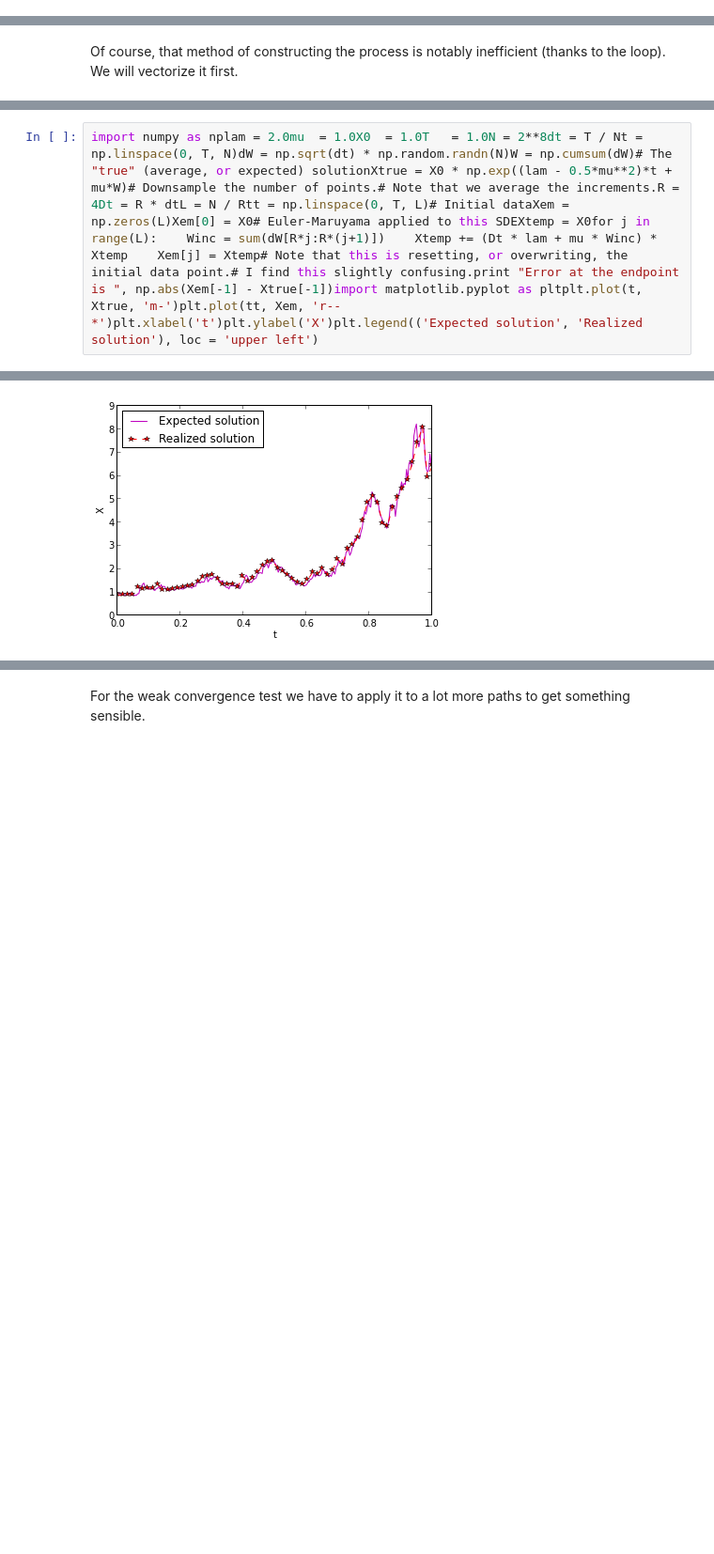
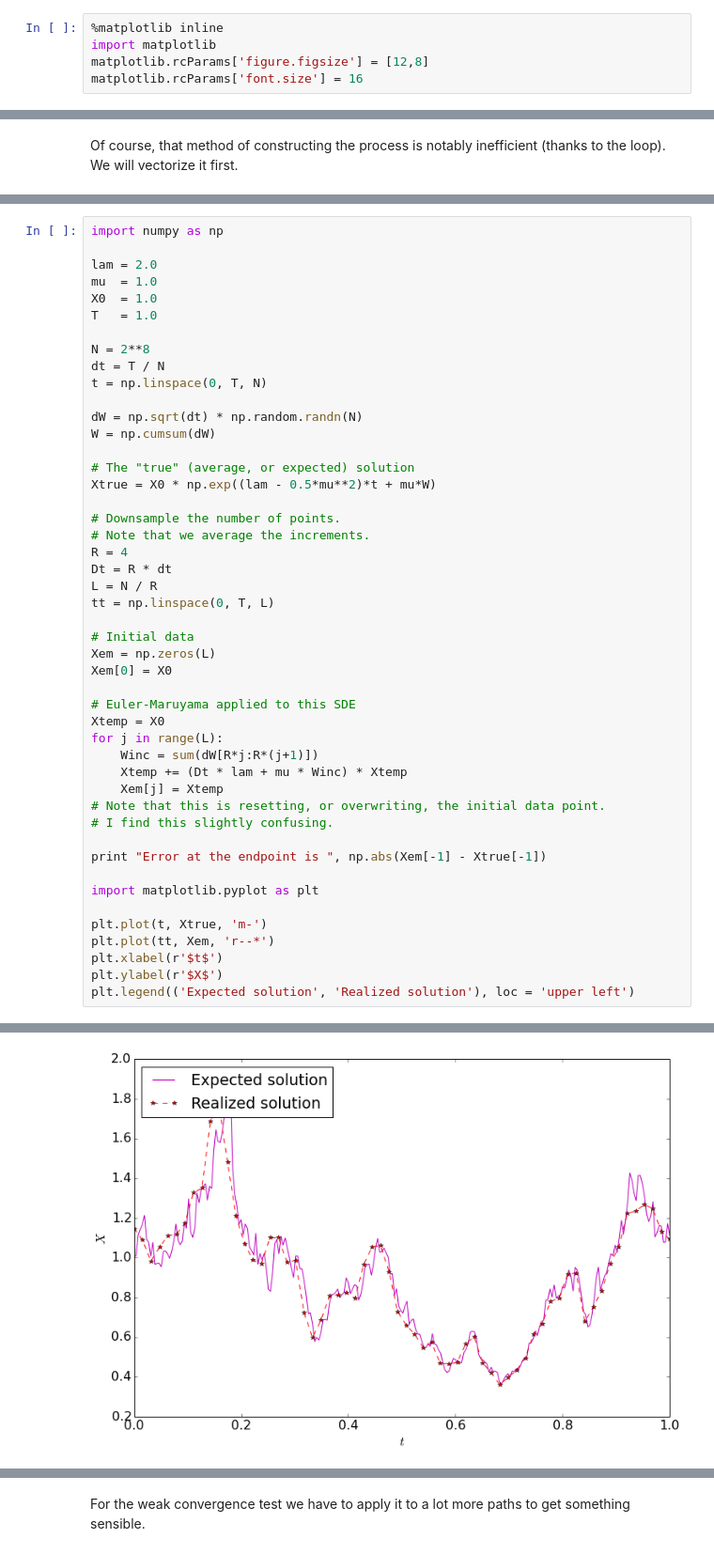
Before and after one commit to IanHawke/HighamSDEs, a Jupyter notebook: Stochastic DEs.ipynb, the cells around one changed output, grey strips where cells are left out. Shown: that part at 94% size. Cells and saved outputs as stored; diff of their text form; blank space fills up the shorter version.

```diff
--- a/Stochastic DEs.ipynb
+++ b/Stochastic DEs.ipynb
@@ -9 +12,6 @@ Welcome to pylab, a matplotlib-based Python environment [backend: module://IPyth
+# %%
+%matplotlib inline
+import matplotlib
+matplotlib.rcParams['figure.figsize'] = [12,8]
+matplotlib.rcParams['font.size'] = 16
 # %%
@@ -36,3 +148,48 @@ Euler-Maruyama Method---------------------We now look at solving Stochastic diff
 # %%
-import numpy as nplam = 2.0mu  = 1.0X0  = 1.0T   = 1.0N = 2**8dt = T / Nt = np.linspace(0, T, N)dW = np.sqrt(dt) * np.random.randn(N)W = np.cumsum(dW)# The "true" (average, or expected) solutionXtrue = X0 * np.exp((lam - 0.5*mu**2)*t + mu*W)# Downsample the number of points.# Note that we average the increments.R = 4Dt = R * dtL = N / Rtt = np.linspace(0, T, L)# Initial dataXem = np.zeros(L)Xem[0] = X0# Euler-Maruyama applied to this SDEXtemp = X0for j in range(L):    Winc = sum(dW[R*j:R*(j+1)])    Xtemp += (Dt * lam + mu * Winc) * Xtemp    Xem[j] = Xtemp# Note that this is resetting, or overwriting, the initial data point.# I find this slightly confusing.print "Error at the endpoint is ", np.abs(Xem[-1] - Xtrue[-1])import matplotlib.pyplot as pltplt.plot(t, Xtrue, 'm-')plt.plot(tt, Xem, 'r--*')plt.xlabel('t')plt.ylabel('X')plt.legend(('Expected solution', 'Realized solution'), loc = 'upper left')
+import numpy as np
+
+lam = 2.0
+mu  = 1.0
+X0  = 1.0
+T   = 1.0
+
+N = 2**8
+dt = T / N
+t = np.linspace(0, T, N)
+
+dW = np.sqrt(dt) * np.random.randn(N)
+W = np.cumsum(dW)
+
+# The "true" (average, or expected) solution
+Xtrue = X0 * np.exp((lam - 0.5*mu**2)*t + mu*W)
+
+# Downsample the number of points.
+# Note that we average the increments.
+R = 4
+Dt = R * dt
+L = N / R
+tt = np.linspace(0, T, L)
+
+# Initial data
+Xem = np.zeros(L)
+Xem[0] = X0
+
+# Euler-Maruyama applied to this SDE
+Xtemp = X0
+for j in range(L):
+    Winc = sum(dW[R*j:R*(j+1)])
+    Xtemp += (Dt * lam + mu * Winc) * Xtemp
+    Xem[j] = Xtemp
+# Note that this is resetting, or overwriting, the initial data point.
+# I find this slightly confusing.
+
+print "Error at the endpoint is ", np.abs(Xem[-1] - Xtrue[-1])
+
+import matplotlib.pyplot as plt
+
+plt.plot(t, Xtrue, 'm-')
+plt.plot(tt, Xem, 'r--*')
+plt.xlabel(r'$t$')
+plt.ylabel(r'$X$')
+plt.legend(('Expected solution', 'Realized solution'), loc = 'upper left')
 # %% [output]
@@ -40,3 +197,3 @@ Error at the endpoint is  0.220397339373
 <matplotlib.legend.Legend at 0x...>
-[figure, old version]
+[figure, new version]
 # %% [markdown]
```
Also changed, not shown: parts of 11 cells of this notebook.
